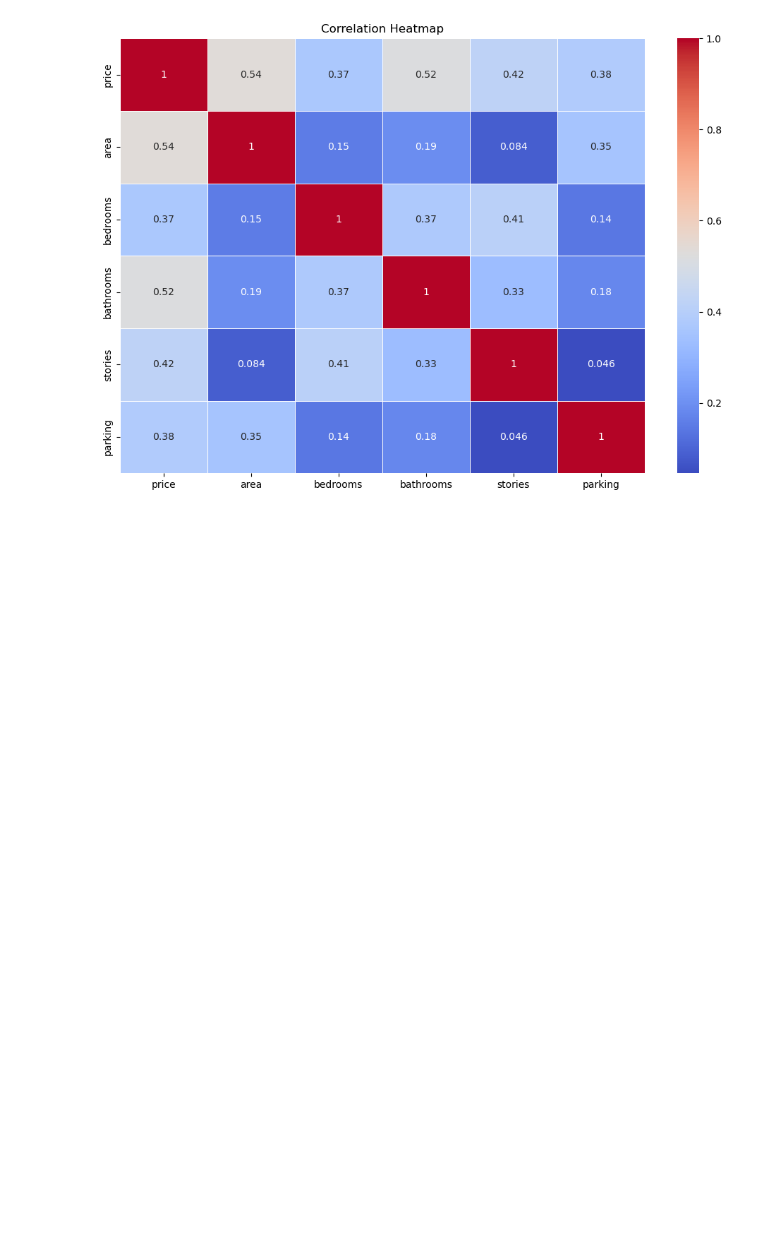
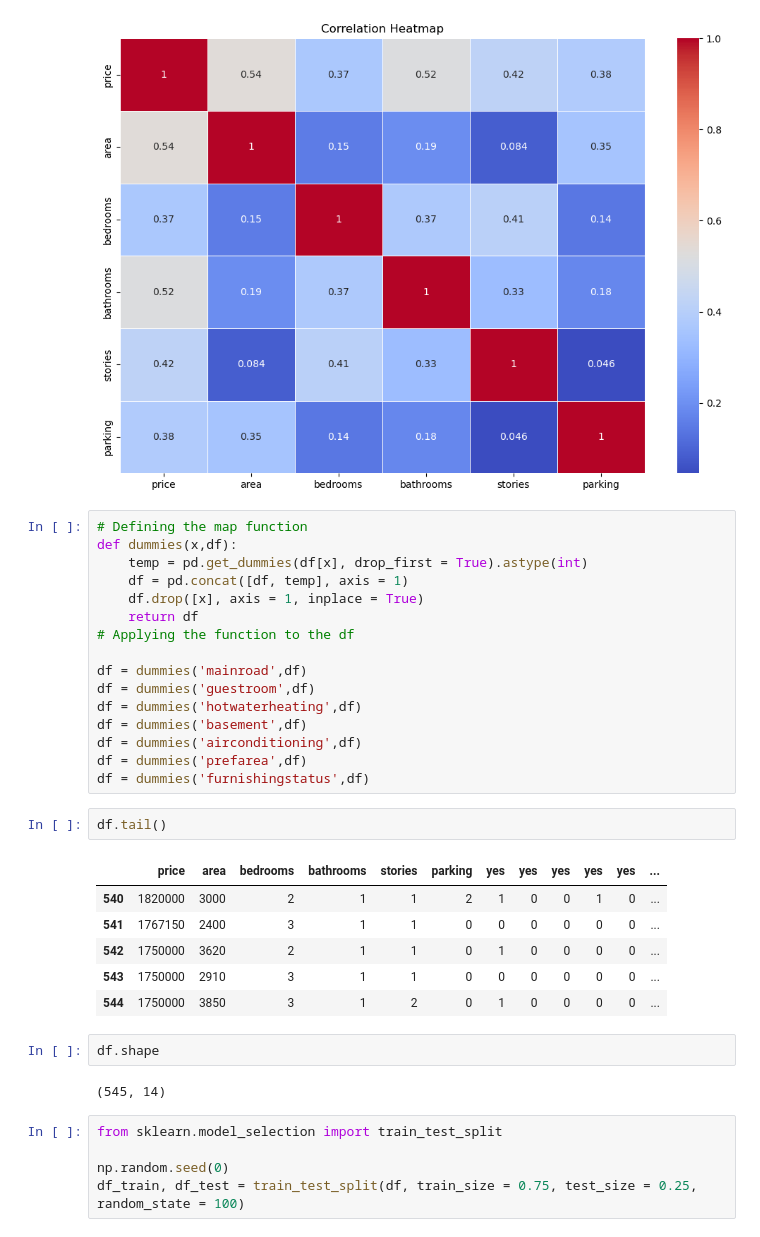
Before and after one commit to geoffgin/Housing-Price-Regression-Analysis, a Jupyter notebook: main.ipynb, the cells around one changed output. Saved outputs shown, nothing was run; the diff lists cells and outputs as text; blank space fills up the shorter version.

Commit message:
model training and preprocessing

```diff
--- a/main.ipynb
+++ b/main.ipynb
@@ -276,3 +276,37 @@ plt.title('Correlation Heatmap')
 plt.show()
 # %% [output]
 [figure]
+# %%
+# Defining the map function
+def dummies(x,df):
+    temp = pd.get_dummies(df[x], drop_first = True).astype(int)
+    df = pd.concat([df, temp], axis = 1)
+    df.drop([x], axis = 1, inplace = True)
+    return df
+# Applying the function to the df
+
+df = dummies('mainroad',df)
+df = dummies('guestroom',df)
+df = dummies('hotwaterheating',df)
+df = dummies('basement',df)
+df = dummies('airconditioning',df)
+df = dummies('prefarea',df)
+df = dummies('furnishingstatus',df)
+# %%
+df.tail()
+# %% [output]
+|  | price | area | bedrooms | bathrooms | stories | parking | yes | yes | yes | yes | yes | ... |
+| 540 | 1820000 | 3000 | 2 | 1 | 1 | 2 | 1 | 0 | 0 | 1 | 0 | ... |
+| 541 | 1767150 | 2400 | 3 | 1 | 1 | 0 | 0 | 0 | 0 | 0 | 0 | ... |
+| 542 | 1750000 | 3620 | 2 | 1 | 1 | 0 | 1 | 0 | 0 | 0 | 0 | ... |
+| 543 | 1750000 | 2910 | 3 | 1 | 1 | 0 | 0 | 0 | 0 | 0 | 0 | ... |
+| 544 | 1750000 | 3850 | 3 | 1 | 2 | 0 | 1 | 0 | 0 | 0 | 0 | ... |
+# %%
+df.shape
+# %% [output]
+(545, 14)
+# %%
+from sklearn.model_selection import train_test_split
+
+np.random.seed(0)
+df_train, df_test = train_test_split(df, train_size = 0.75, test_size = 0.25, random_state = 100)
```
Also changed, not shown: parts of 16 cells of this notebook.
